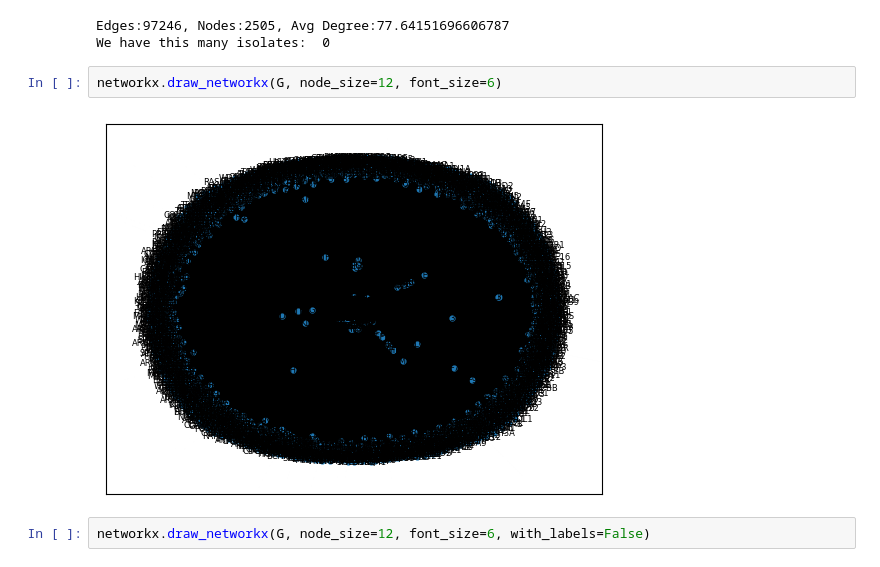
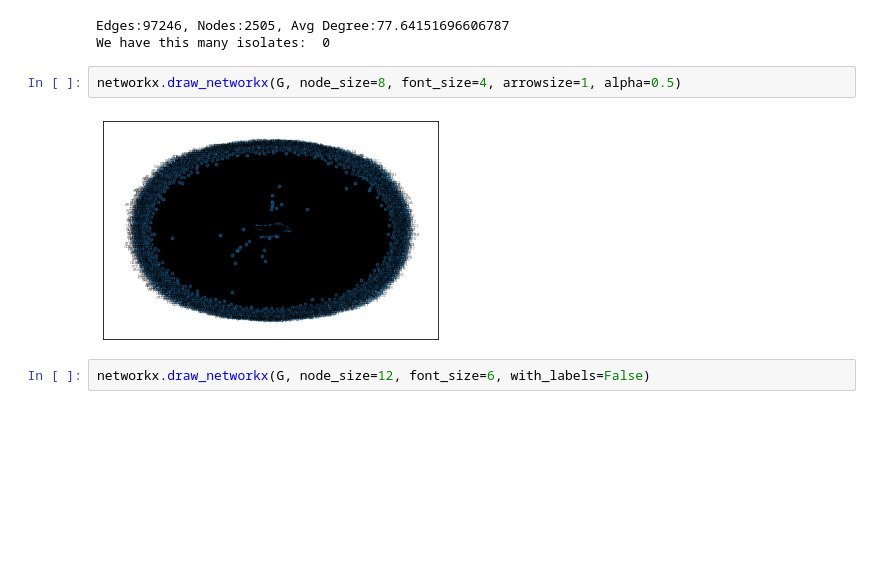
Before and after one commit to FerranC96/sKG4cellCommns, a Jupyter notebook: 1eKGlrt.ipynb, the cells around one changed output. Saved outputs shown, nothing was run; the diff lists cells and outputs as text; blank space fills up the shorter version.

```diff
--- a/1eKGlrt.ipynb
+++ b/1eKGlrt.ipynb
@@ -510,9 +510,9 @@ print("We have this many isolates: ",
 Edges:97246, Nodes:2505, Avg Degree:77.64151696606787
 We have this many isolates:  0
 # %%
-networkx.draw_networkx(G, node_size=12, font_size=6)
+networkx.draw_networkx(G, node_size=8, font_size=4, arrowsize=1, alpha=0.5)
 # %% [output]
-[figure, old version]
+[figure, new version]
 # %%
 networkx.draw_networkx(G, node_size=12, font_size=6, with_labels=False)
 # %% [output]
```
Also changed, not shown: parts of 3 cells of this notebook, 1 other file.
